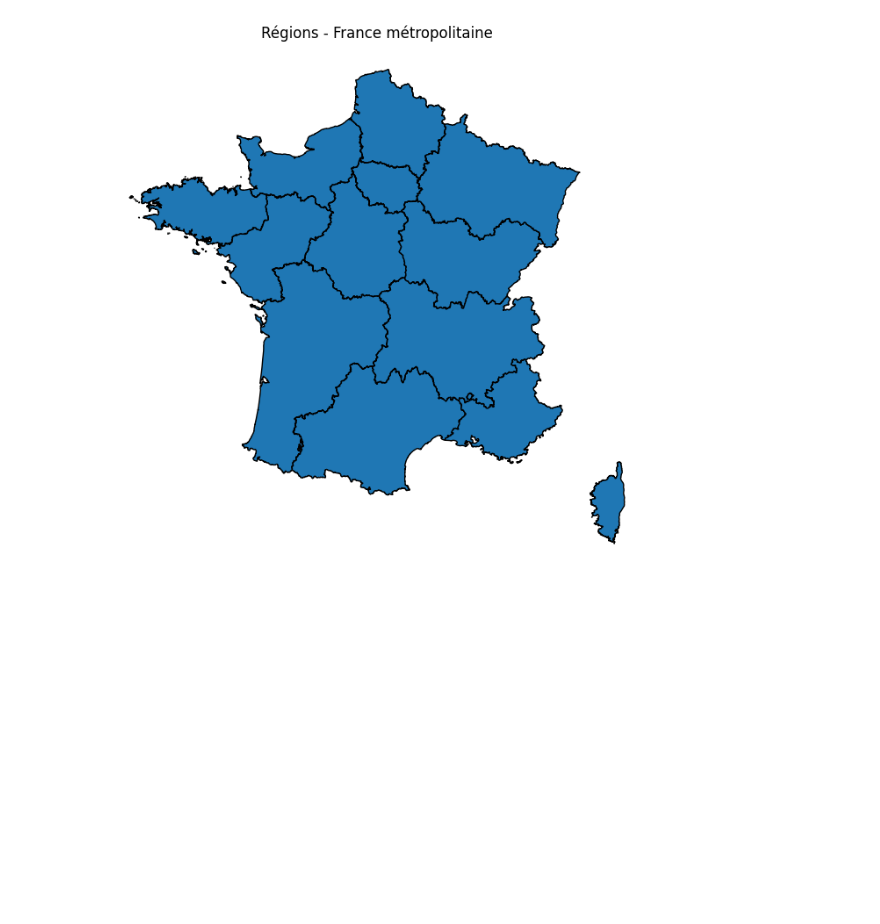
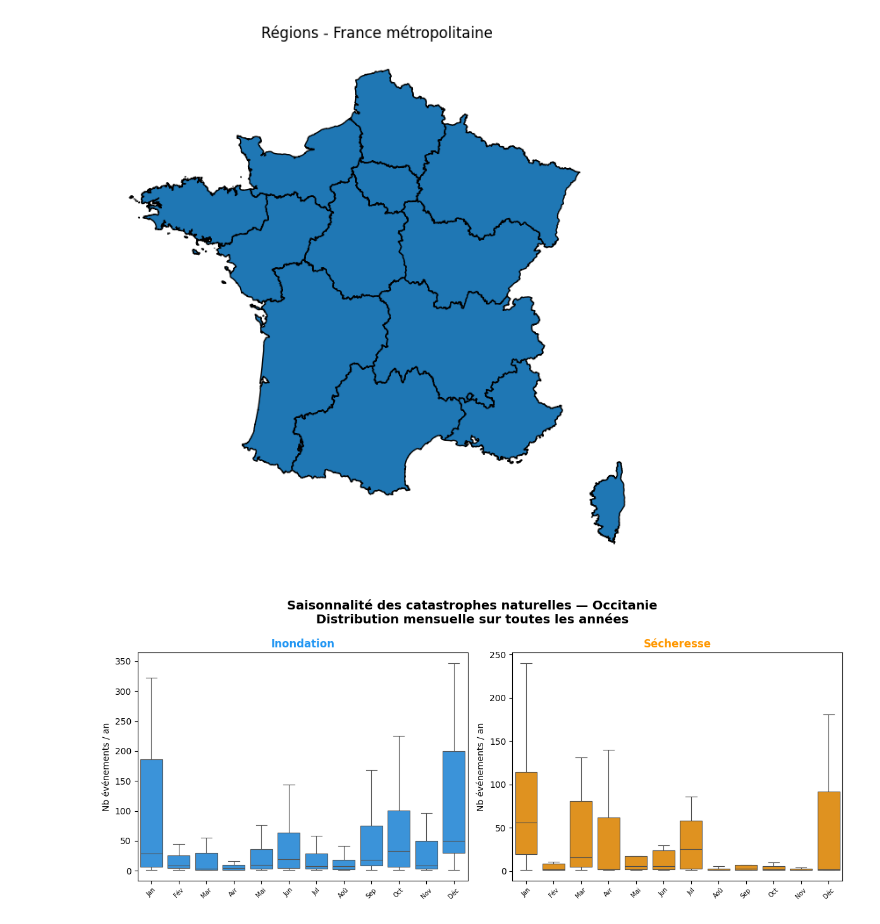
Before and after one commit to Yasmxne/flood-risk-visualization, a Jupyter notebook: notebooks/visualizations.ipynb, the cells around one changed output. Saved outputs shown, nothing was run; the diff lists cells and outputs as text; code cells hidden in the pictures; blank space fills up the shorter version.

Commit message:
ajout cellules de test boxplot et courbes dans le notebook

```diff
--- a/notebooks/visualizations.ipynb
+++ b/notebooks/visualizations.ipynb
@@ -276,3 +276,18 @@ ax.axis("off")
 plt.show()
 # %% [output]
 [figure]
+# %%
+import sys
+sys.path.append("..")
+from src.data.load_data import load_clean_catnat
+from src.visualizations.time_series import add_region, plot_seasonality_boxplot, plot_monthly_comparison
+
+df = load_clean_catnat()
+df = add_region(df, "../data/external/communes-100m.geojson")
+# %%
+region = 'Occitanie'
+risks = ['inondation', 'secheresse']
+
+fig = plot_seasonality_boxplot(df, risks, region=region)
+# %% [output]
+[figure, added]
```
Also changed, not shown: parts of 1 cell of this notebook.
